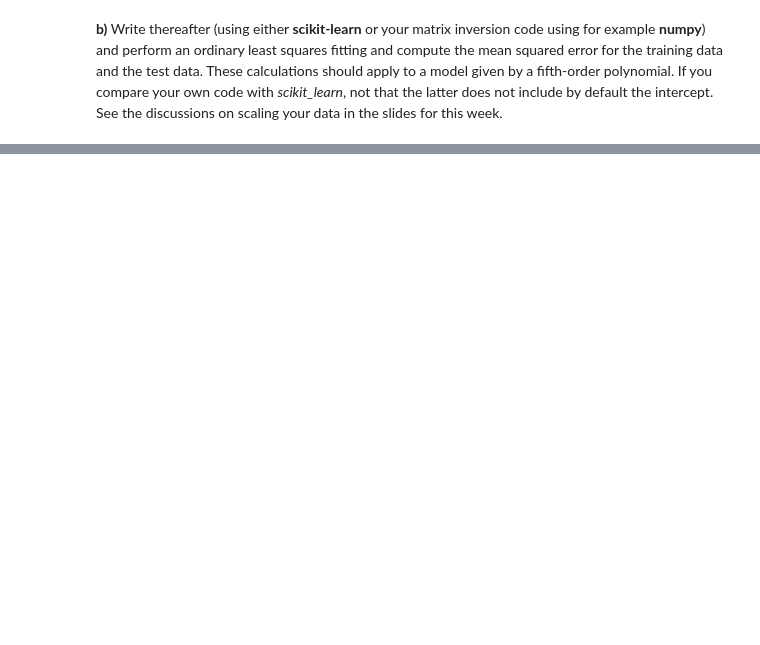
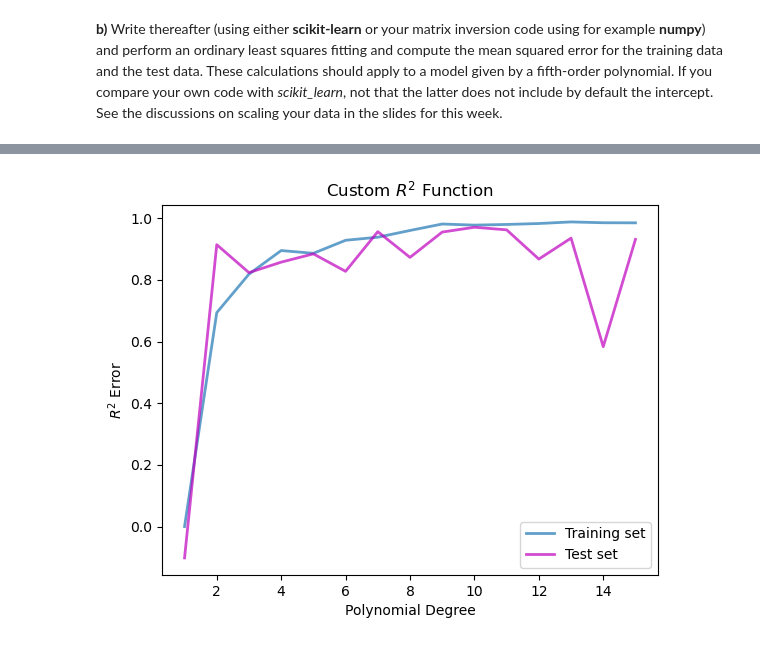
Before and after one commit to ericludvigs/MachineLearning, a Jupyter notebook: work/exercise_35.ipynb, the cells around one changed output, grey strips where cells are left out. Cells and saved outputs as stored; diff of their text form; code cells hidden in the pictures; blank space fills up the shorter version.

```diff
--- a/work/exercise_35.ipynb
+++ b/work/exercise_35.ipynb
@@ -583,0 +681,13 @@ plt.show()
+# %%
+fig, ax = plt.subplots()
+ax.set_xlabel(r'Polynomial Degree')
+ax.set_ylabel(r'$R^2$ Error')
+ax.plot(features_list, train_r2_list, alpha=0.7, lw=2,
+            label='Training set')
+ax.plot(features_list, test_r2_list, alpha=0.7, lw=2, c='m',
+            label='Test set')
+ax.legend()
+ax.set_title(r"Custom $R^2$ Function")
+plt.show()
+# %% [output]
+[figure, added]
```
Also changed, not shown: parts of 23 cells of this notebook.
